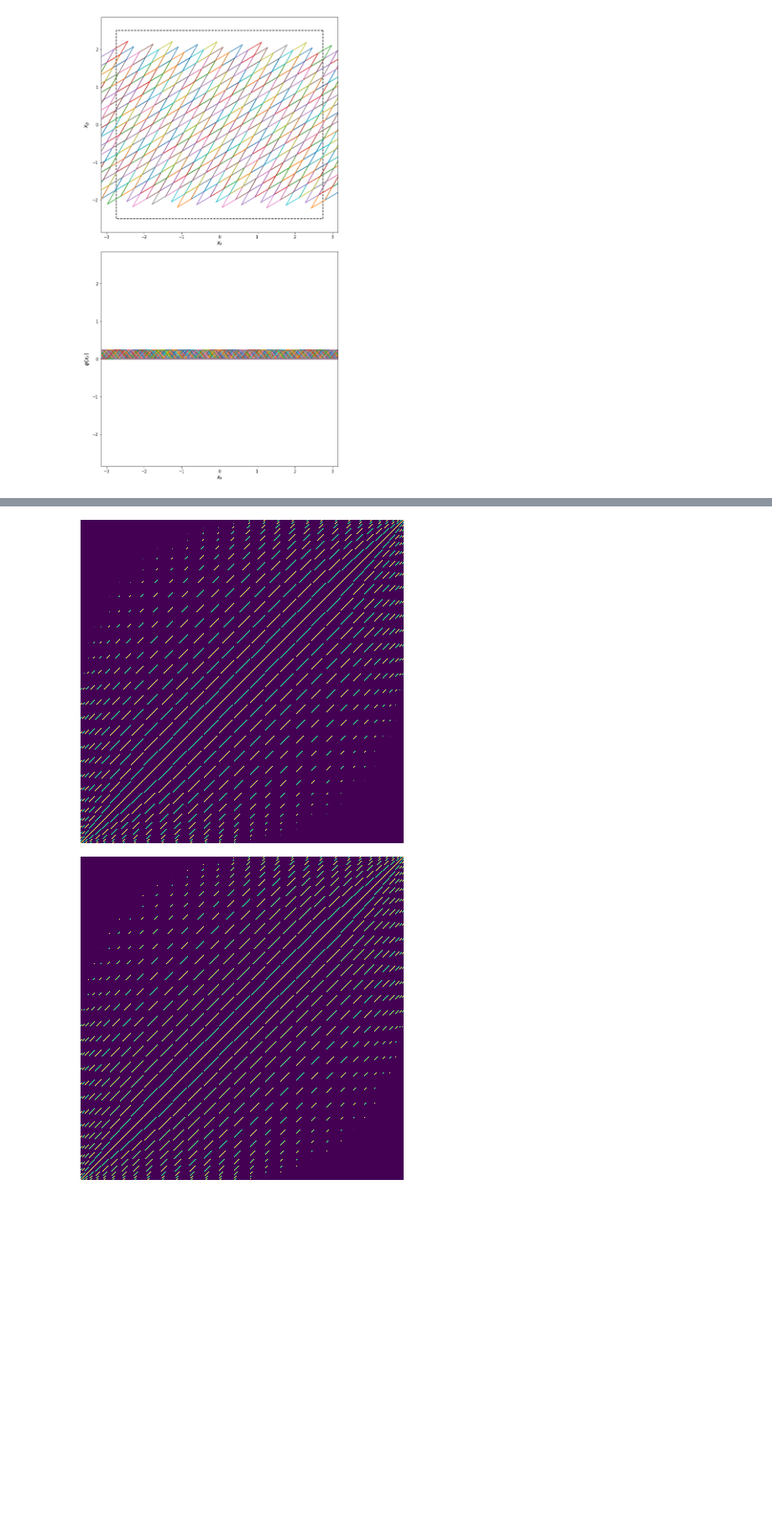
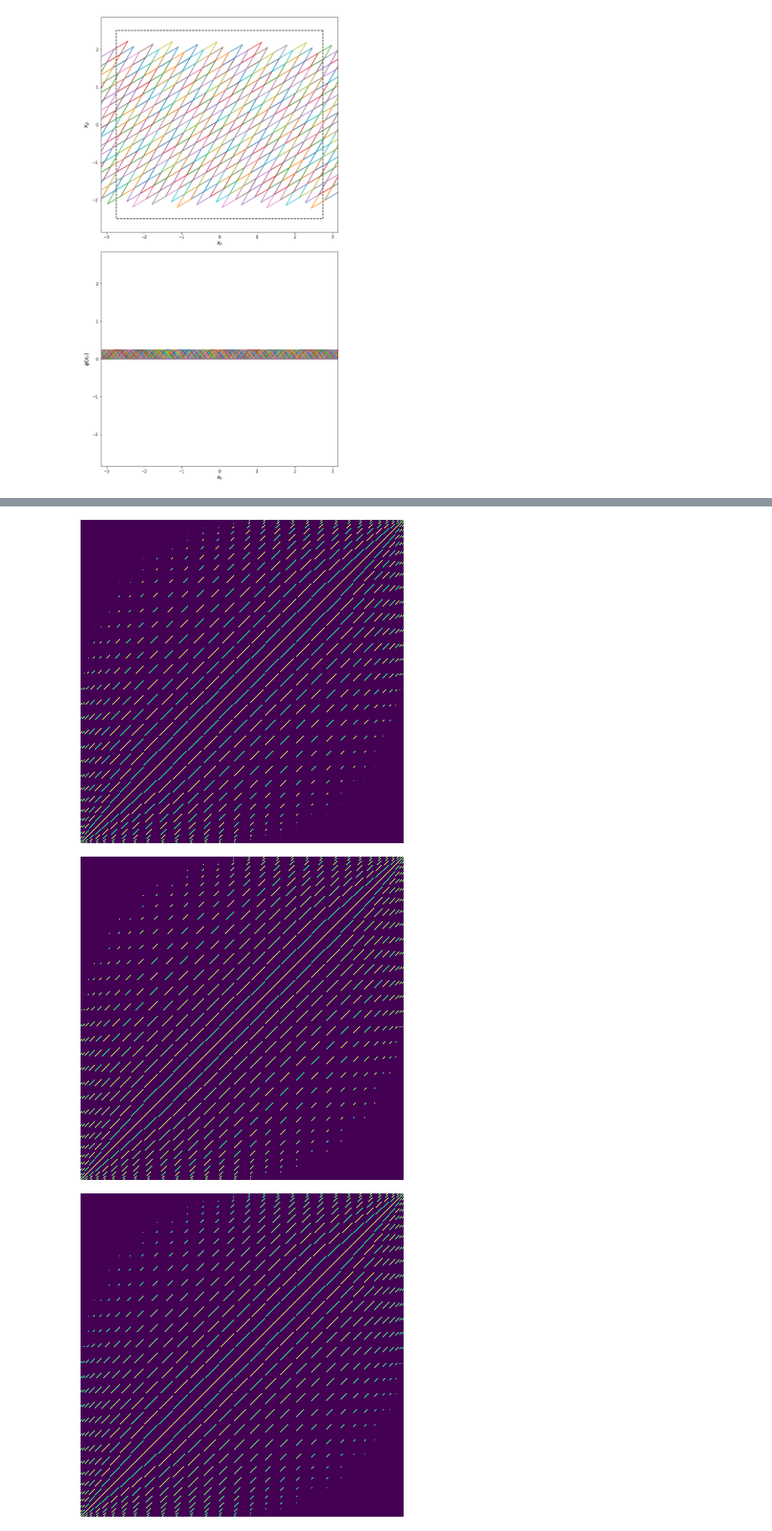
Before and after one commit to raolirom/light-field-prefiltering, a Jupyter notebook: 4d-nnls.ipynb, the cells around one changed output, grey strips where cells are left out. Shown at 84% size. Saved outputs shown, nothing was run; the diff lists cells and outputs as text; code cells hidden in the pictures; blank space fills up the shorter version.

```diff
--- a/4d-nnls.ipynb
+++ b/4d-nnls.ipynb
@@ -456,7 +456,7 @@ plot_display_elements(slopes[1].get(), heights[1].get(), intervals[1].get(), siz
 %%time
 print('Computing one-dimensional ΦᵀΦ...')
 
-d1_phi_autocov = cp.zeros((n_f, n_d1_elem, n_d1_elem))
+d1_phi_autocov = cp.zeros((n_f+1, n_d1_elem, n_d1_elem), dtype=cp.float64)
 
 # For each focus distance...
 for id_f in range(n_f):
@@ -484,8 +484,11 @@ for id_f in range(n_f):
     d1_phi_autocov[id_f] -= cp.sum((in_slopes * out_heights + in_heights * out_slopes) * cp.power(limit, 2)/2, axis=(1, 3))
     d1_phi_autocov[id_f] -= cp.sum(in_heights * out_heights * limit, axis=(1, 3))
 
+d1_phi_autocov[-1] = cp.sum(d1_phi_autocov[0:n_f], axis=0) / n_f
+
 array_stats(d1_phi_autocov)
 display_image(d1_phi_autocov[0].get())
 display_image(d1_phi_autocov[1].get())
+display_image(d1_phi_autocov[2].get())
 # %% [output]
 Computing one-dimensional ΦᵀΦ...
@@ -493,2 +496,3 @@ shape:  (2, 385, 385) float64 | total size: 0.002208724617958069 GiB | range: [
 [figure]
 [figure]
+[figure, added]
```
Also changed, not shown: parts of 8 cells of this notebook.
